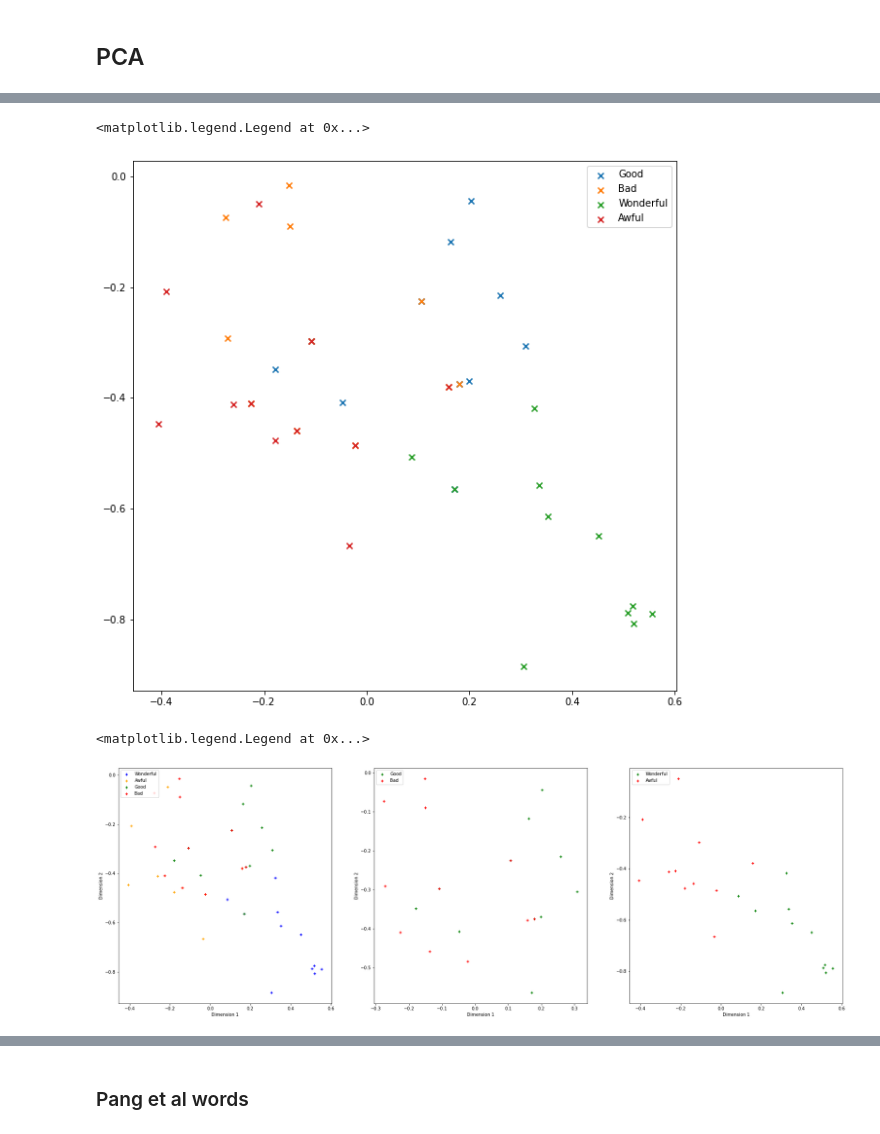
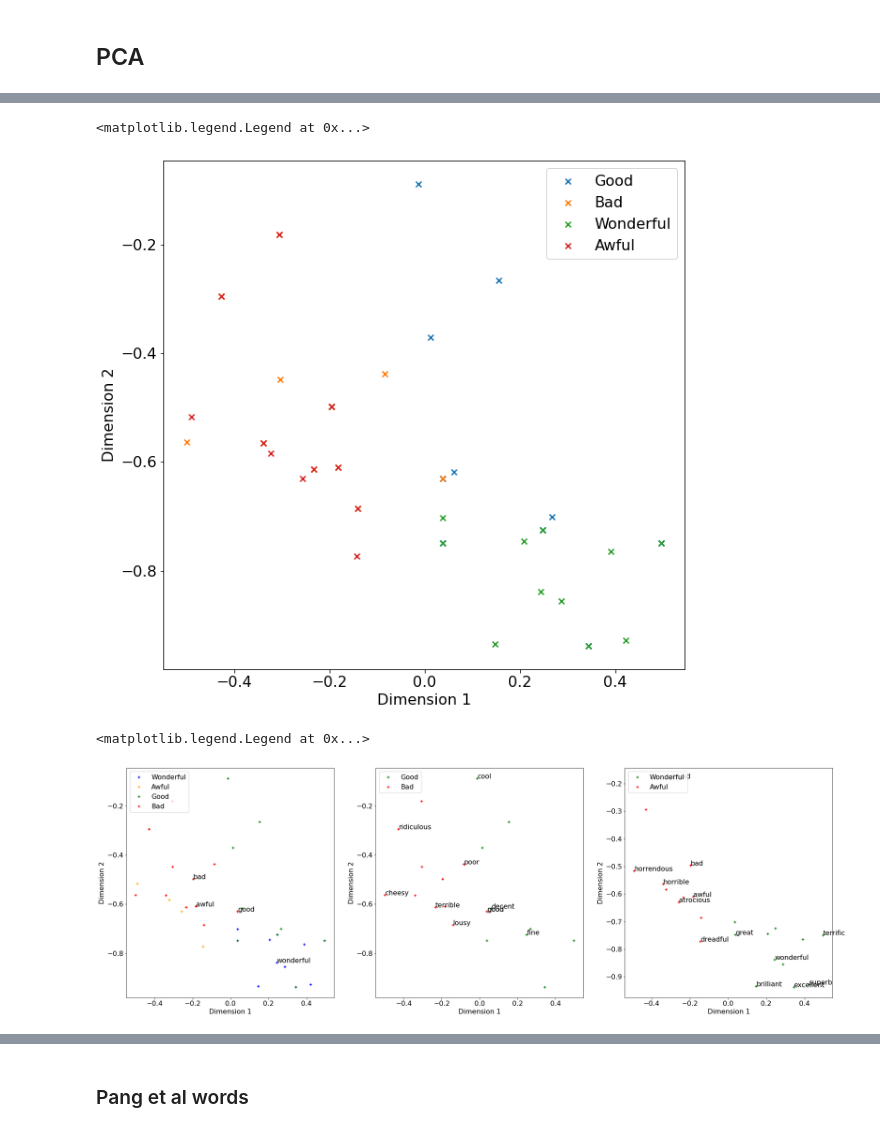
Before and after one commit to thatscotdatasci/MLMI13, a Jupyter notebook: run_doc2vec.ipynb, the cells around one changed output, grey strips where cells are left out. Cells and saved outputs as stored; diff of their text form; code cells hidden in the pictures.

```diff
--- a/run_doc2vec.ipynb
+++ b/run_doc2vec.ipynb
@@ -137,2 +150,2 @@ with open('d2v_models/d2v_imdb_1.pkl', 'rb') as f:
 # %%
-# gensim_sklearn.train([*og_training_pos_files, *og_training_neg_files], og_y_train)
+gensim_sklearn.train([*og_training_pos_files, *og_training_neg_files], og_y_train)
@@ -338,16 +436,16 @@ wonderful_words = ['wonderful', *[i[0] for i in gensim_sklearn.pipeline.named_st
 awful_words = ['awful', *[i[0] for i in gensim_sklearn.pipeline.named_steps['doc2vec'].model.wv.most_similar('awful')]]
 # %%
 # General positive and negative indices
-pos_inds = np.where(np.isin(labels,lexicon_pos_words))
-neg_inds = np.where(np.isin(labels,lexicon_neg_words))
+pos_inds = np.where(np.isin(gensim_labels,lexicon_pos_words))[0]
+neg_inds = np.where(np.isin(gensim_labels,lexicon_neg_words))[0]
 
 # Weakly positive and negative words
-good_inds = np.where(np.isin(labels, good_words))[0]
-bad_inds = np.where(np.isin(labels, bad_words))[0]
+good_inds = np.where(np.isin(gensim_labels, good_words))[0]
+bad_inds = np.where(np.isin(gensim_labels, bad_words))[0]
 
 # Strongly positive and negative words
-wonderful_inds = np.where(np.isin(labels, wonderful_words))[0]
-awful_inds = np.where(np.isin(labels, awful_words))[0]
+wonderful_inds = np.where(np.isin(gensim_labels, wonderful_words))[0]
+awful_inds = np.where(np.isin(gensim_labels, awful_words))[0]
 # %%
 lexicon_pos_word_embeddings = np.array([gensim_sklearn.pipeline.named_steps['doc2vec'].model.wv[w] for w in lexicon_pos_words])
 lexicon_neg_word_embeddings = np.array([gensim_sklearn.pipeline.named_steps['doc2vec'].model.wv[w] for w in lexicon_neg_words])
@@ -486,9 +678,10 @@ pca_embeddings = gensim_vectors
 
 pca_2 = PCA(n_components=2)
 pca_embeds_2d = pca_2.fit(pca_embeddings)
+words_pca = pca_embeds_2d.transform(pca_embeddings)
 
-pca_3 = PCA(n_components=3)
-pca_embeds_3d = pca_3.fit(pca_embeddings)
+# pca_3 = PCA(n_components=3)
+# pca_embeds_3d = pca_3.fit(pca_embeddings)
 
-pca_embeds_2d.explained_variance_ratio_, pca_embeds_3d.explained_variance_ratio_
+pca_embeds_2d.explained_variance_ratio_, #pca_embeds_3d.explained_variance_ratio_
 # %% [output]
@@ -508,5 +688,0 @@ awful_words_pca = pca_embeds_2d.transform(awful_word_embeddings)
-# %%
-for embed_tuple in [('neg', lexicon_neg_words_pca), ('pos', lexicon_pos_words_pca)]:
-    label, embeds = embed_tuple
-    plt.scatter(embeds[:,0], embeds[:,1], marker='x', label=label, c='green' if label == 'pos' else 'red')
-plt.legend()
@@ -516,54 +718,56 @@ plt.legend()
 # %%
 fig, ax = plt.subplots(1, figsize=(10,10))
-for embed_tuple in [('Good', good_words_pca), ('Bad', bad_words_pca), ('Wonderful', wonderful_words_pca), ('Awful', awful_words_pca)]:
-    label, embeds = embed_tuple
-    ax.scatter(embeds[:,0], embeds[:,1], marker='x', label=label)
+for embed_tuple in [('Good', good_inds), ('Bad', bad_inds), ('Wonderful', wonderful_inds), ('Awful', awful_inds)]:
+    label, inds = embed_tuple
+    ax.scatter(words_pca[inds,0], words_pca[inds,1], marker='x', label=label)
+ax.set_xlabel('Dimension 1')
+ax.set_ylabel('Dimension 2')
 ax.legend()
 # %% [output]
 <matplotlib.legend.Legend at 0x...>
-[figure, old version]
+[figure, new version]
 # %%
 fig, ax = plt.subplots(1, 3, figsize=(30,10))
 
-ax[0].scatter(wonderful_words_pca[:,0], wonderful_words_pca[:,1], marker='+', c='b', label='Wonderful')
-ax[0].scatter(awful_words_pca[:,0], awful_words_pca[:,1], marker='+', c='orange', label='Awful')
-ax[0].scatter(good_words_pca[:,0], good_words_pca[:,1], marker='+', c='g', label='Good')
-ax[0].scatter(bad_words_pca[:,0], bad_words_pca[:,1], marker='+', c='r', label='Bad')
+ax[0].scatter(words_pca[wonderful_inds,0], words_pca[wonderful_inds,1], marker='+', c='b', label='Wonderful')
+ax[0].scatter(words_pca[awful_inds,0], words_pca[awful_inds,1], marker='+', c='orange', label='Awful')
+ax[0].scatter(words_pca[good_inds,0], words_pca[good_inds,1], marker='+', c='g', label='Good')
+ax[0].scatter(words_pca[bad_inds,0], words_pca[bad_inds,1], marker='+', c='r', label='Bad')
 ax[0].set_xlabel('Dimension 1')
 ax[0].set_ylabel('Dimension 2')
 ax[0].legend(loc='upper left')
 for w in ['wonderful', 'awful', 'good', 'bad']:
-    label_ind = np.where(labels == w)[0]
-    ax[0].annotate(labels[label_ind][0], (x_vals[label_ind], y_vals[label_ind]))
+    label_ind = np.where(gensim_labels == w)[0]
+    ax[0].annotate(gensim_labels[label_ind][0], (words_pca[label_ind,0], words_pca[label_ind,1]))
 
-ax[1].scatter(good_words_pca[:,0], good_words_pca[:,1], marker='+', c='g', label='Good')
-ax[1].scatter(bad_words_pca[:,0], bad_words_pca[:,1], marker='+', c='r', label='Bad')
+ax[1].scatter(words_pca[good_inds,0], words_pca[good_inds,1], marker='+', c='g', label='Good')
+ax[1].scatter(words_pca[bad_inds,0], words_pca[bad_inds,1], marker='+', c='r', label='Bad')
 for i in good_inds:
     if not i % 2:
         continue
-    ax[1].annotate(labels[i], (x_vals[i], y_vals[i]))
+    ax[1].annotate(gensim_labels[i], (words_pca[i,0], words_pca[i,1]))
 for i in bad_inds:
     if not i % 2:
         continue
-    ax[1].annotate(labels[i], (x_vals[i], y_vals[i]))
+    ax[1].annotate(gensim_labels[i], (words_pca[i,0], words_pca[i,1]))
 ax[1].set_xlabel('Dimension 1')
 ax[1].set_ylabel('Dimension 2')
 ax[1].legend(loc='upper left')
 
-ax[2].scatter(wonderful_words_pca[:,0], wonderful_words_pca[:,1], marker='+', c='g', label='Wonderful')
-ax[2].scatter(awful_words_pca[:,0], awful_words_pca[:,1], marker='+', c='r', label='Awful')
+ax[2].scatter(words_pca[wonderful_inds,0], words_pca[wonderful_inds,1], marker='+', c='g', label='Wonderful')
+ax[2].scatter(words_pca[awful_inds,0], words_pca[awful_inds,1], marker='+', c='r', label='Awful')
 for i in wonderful_inds:
     if i % 2:
         continue
-    ax[2].annotate(labels[i], (x_vals[i], y_vals[i]))
+    ax[2].annotate(gensim_labels[i], (words_pca[i,0], words_pca[i,1]))
 for i in awful_inds:
     if i % 2:
         continue
-    ax[2].annotate(labels[i], (x_vals[i], y_vals[i]))
+    ax[2].annotate(gensim_labels[i], (words_pca[i,0], words_pca[i,1]))
 ax[2].set_xlabel('Dimension 1')
 ax[2].set_ylabel('Dimension 2')
 ax[2].legend(loc='upper left')
 # %% [output]
 <matplotlib.legend.Legend at 0x...>
-[figure, old version]
+[figure, new version]
 # %%
```
Also changed, not shown: parts of 57 cells of this notebook, 39 other files.
